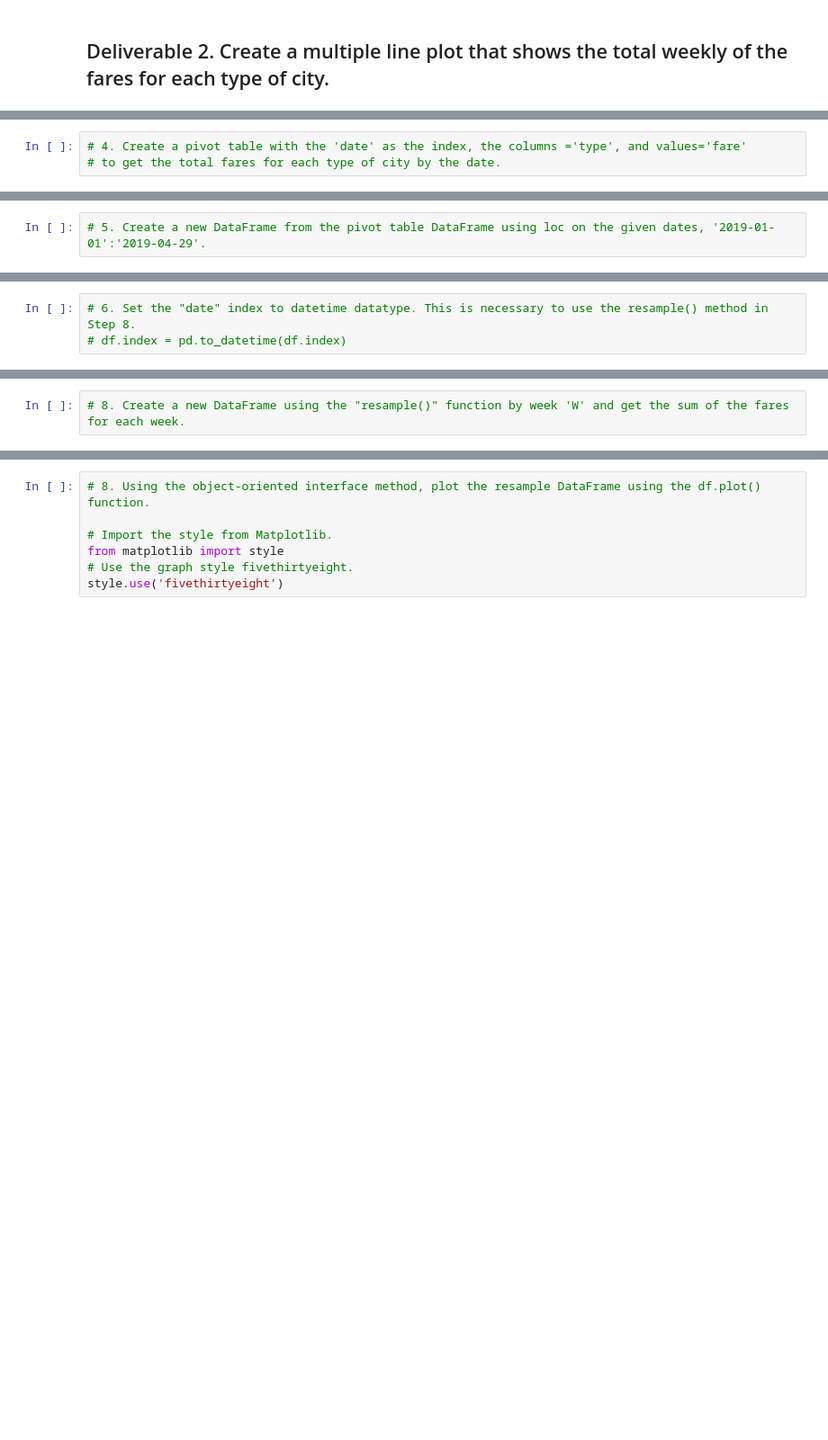
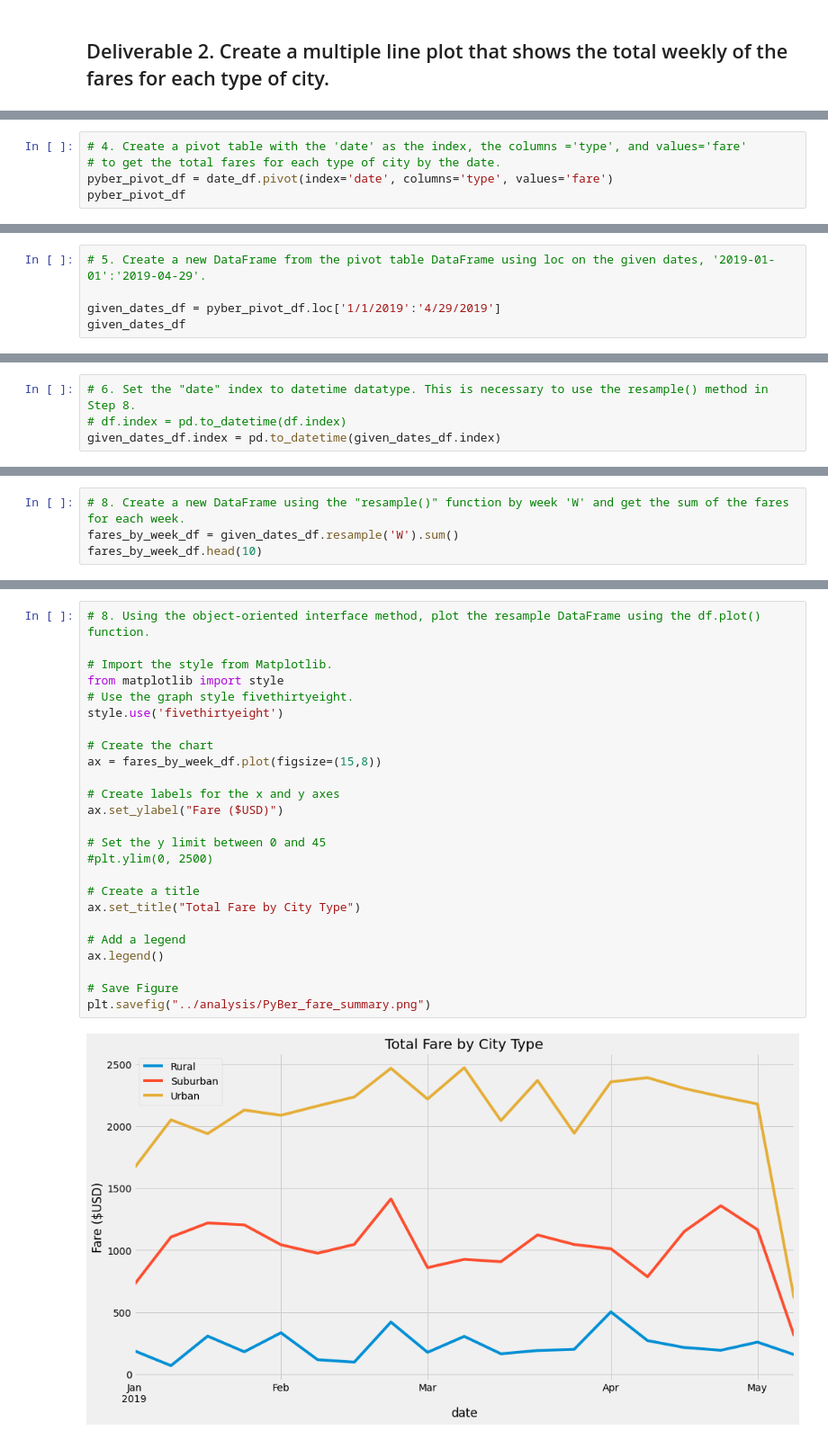
Before and after one commit to BenAltshuler/Py-Ber_Analysis, a Jupyter notebook: Challenge/PyBer_Challenge.ipynb, the cells around one changed output, grey strips where cells are left out. Shown at 90% size. Drawn from its saved outputs; the diff is of its cells as text; blank space fills up the shorter version.

Commit message:
Finalizing Line Chart

```diff
--- a/Challenge/PyBer_Challenge.ipynb
+++ b/Challenge/PyBer_Challenge.ipynb
@@ -79,3 +155,5 @@ pyber_summary_df.index.name = None
 # %%
 # 4. Create a pivot table with the 'date' as the index, the columns ='type', and values='fare'
 # to get the total fares for each type of city by the date.
+pyber_pivot_df = date_df.pivot(index='date', columns='type', values='fare')
+pyber_pivot_df
@@ -82,2 +175,5 @@ pyber_summary_df.index.name = None
 # %%
 # 5. Create a new DataFrame from the pivot table DataFrame using loc on the given dates, '2019-01-01':'2019-04-29'.
+
+given_dates_df = pyber_pivot_df.loc['1/1/2019':'4/29/2019']
+given_dates_df
@@ -84,5 +195,6 @@ pyber_summary_df.index.name = None
 # %%
 # 6. Set the "date" index to datetime datatype. This is necessary to use the resample() method in Step 8.
 # df.index = pd.to_datetime(df.index)
+given_dates_df.index = pd.to_datetime(given_dates_df.index)
 # %%
 # 7. Check that the datatype for the index is datetime using df.info()
@@ -89,2 +213,4 @@ pyber_summary_df.index.name = None
 # %%
 # 8. Create a new DataFrame using the "resample()" function by week 'W' and get the sum of the fares for each week.
+fares_by_week_df = given_dates_df.resample('W').sum()
+fares_by_week_df.head(10)
@@ -91,7 +230,27 @@ pyber_summary_df.index.name = None
 # %%
 # 8. Using the object-oriented interface method, plot the resample DataFrame using the df.plot() function.
 
 # Import the style from Matplotlib.
 from matplotlib import style
 # Use the graph style fivethirtyeight.
 style.use('fivethirtyeight')
+
+# Create the chart
+ax = fares_by_week_df.plot(figsize=(15,8))
+
+# Create labels for the x and y axes
+ax.set_ylabel("Fare ($USD)")
+
+# Set the y limit between 0 and 45
+#plt.ylim(0, 2500)
+
+# Create a title
+ax.set_title("Total Fare by City Type")
+
+# Add a legend
+ax.legend()
+
+# Save Figure
+plt.savefig("../analysis/PyBer_fare_summary.png")
+# %% [output]
+[figure, added]
```
Also changed, not shown: parts of 14 cells of this notebook, 1 other file.
